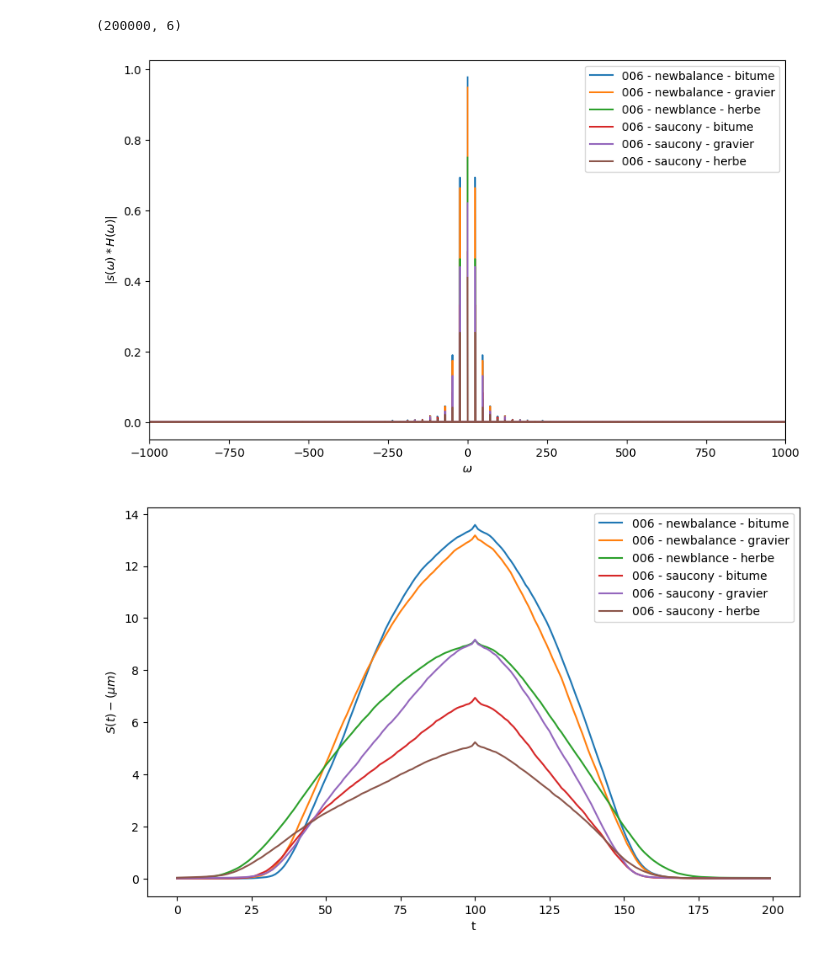
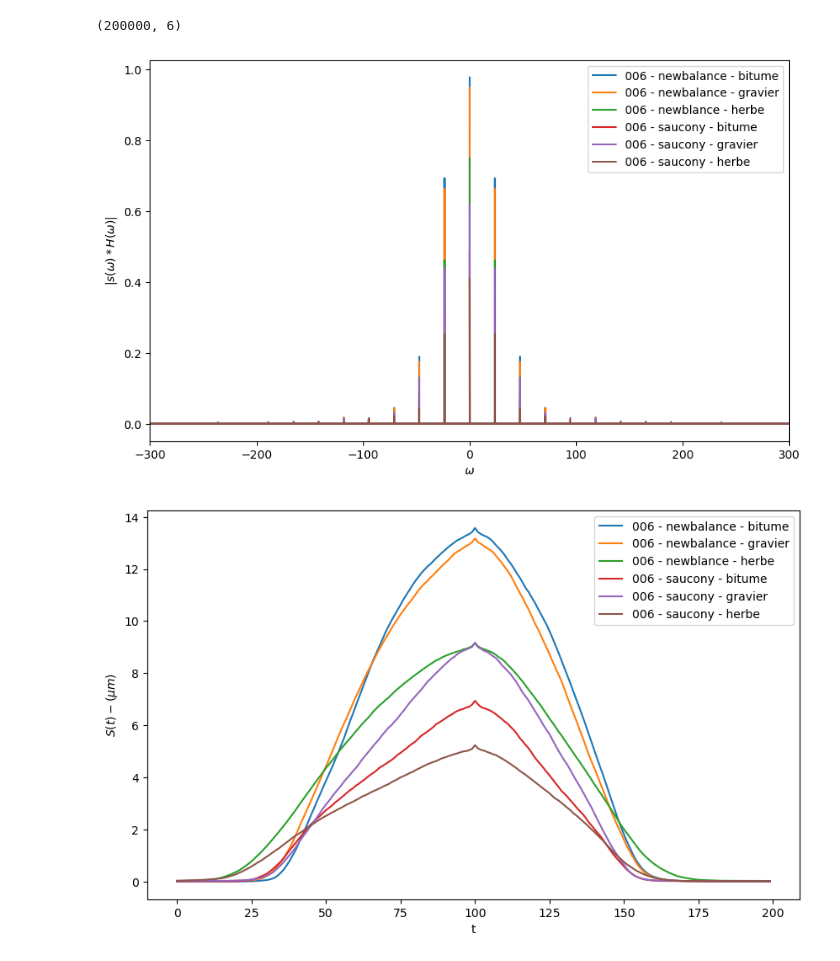
Before and after one commit to MalauD/TIPE2022, a Jupyter notebook: Code/Notebooks/rheologie.ipynb, the cells around one changed output. Drawn from its saved outputs; the diff is of its cells as text; code cells hidden in the pictures.

```diff
--- a/Code/Notebooks/rheologie.ipynb
+++ b/Code/Notebooks/rheologie.ipynb
@@ -81,14 +78,14 @@ sig_kvoigt = np.fft.ifft(H, axis=0)
 # %%
 # Plot the fft
 for i in range(sig_kvoigt.shape[1]):
     plt.plot(omega, np.abs(H[:,i]), label=labels[i])
 plt.xlabel(r"$\omega$")
 plt.ylabel(r"$|s(\omega)*H(\omega)|$")
-plt.xlim(-1000, 1000)
+plt.xlim(-300, 300)
 plt.legend()
 plt.show()
 # %% [output]
-[figure, old version]
+[figure, new version]
 # %%
 
 # Plot the response
```
Also changed, not shown: parts of 1 cell of this notebook, 25 other files.
